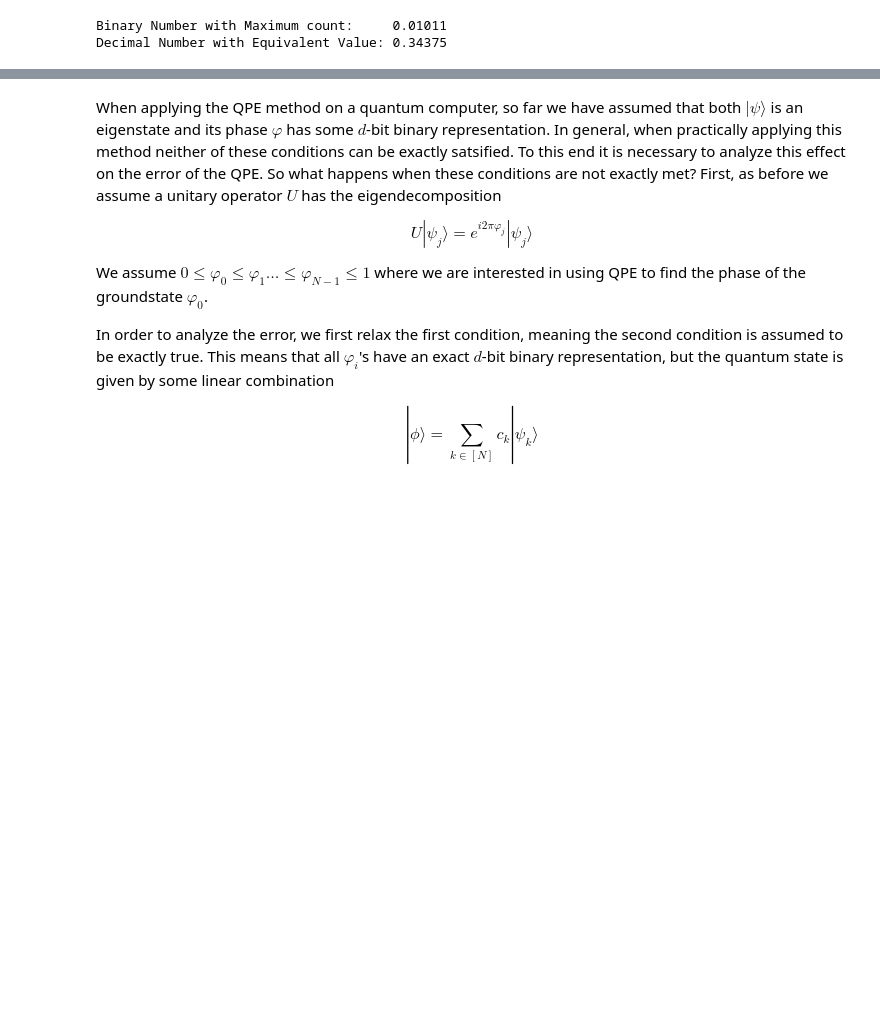
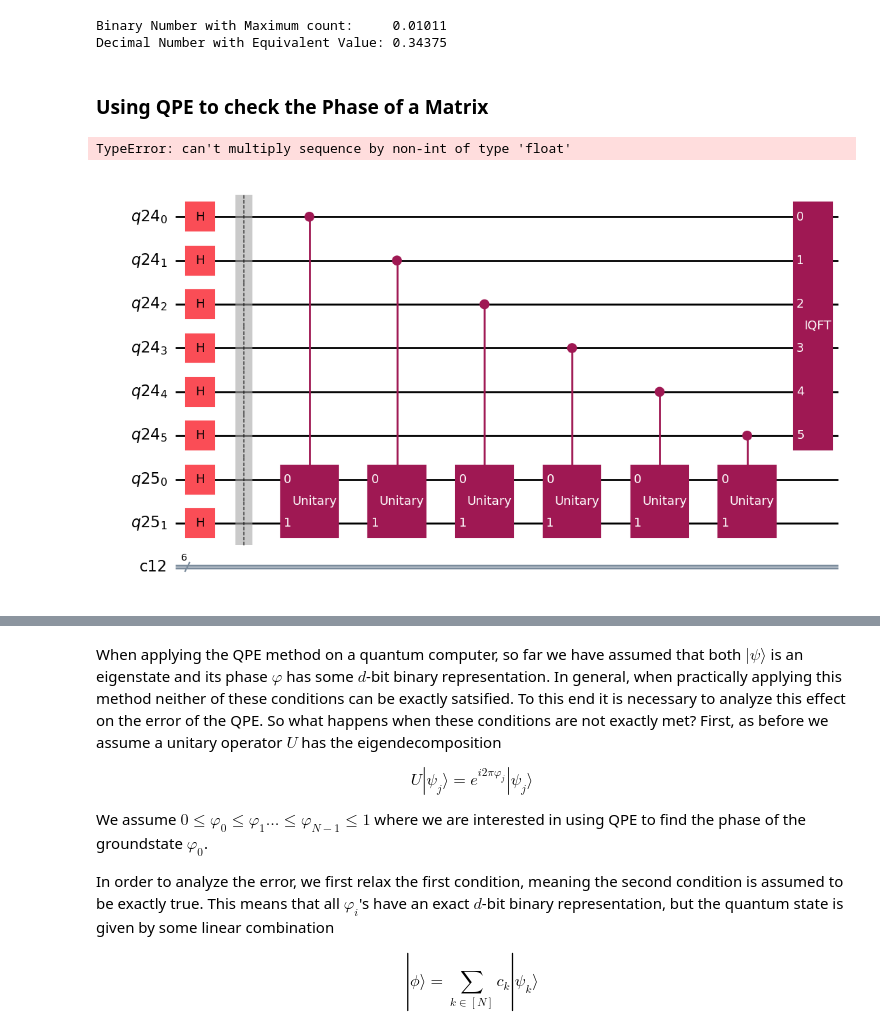
Before and after one commit to paulbruzzi/quantum-linear-algebra, a Jupyter notebook: Quantum_Phase_Estimation.ipynb, the cells around one changed output, grey strips where cells are left out. Drawn from its saved outputs; the diff is of its cells as text; code cells hidden in the pictures; blank space fills up the shorter version.

```diff
--- a/Quantum_Phase_Estimation.ipynb
+++ b/Quantum_Phase_Estimation.ipynb
@@ -147,3 +147,5 @@ print("Decimal Number with Equivalent Value:",decimal_num)
 # %% [output]
 Binary Number with Maximum count:     0.01011
 Decimal Number with Equivalent Value: 0.34375
+# %% [markdown]
+### Using QPE to check the Phase of a Matrix
@@ -149,0 +155,47 @@ Decimal Number with Equivalent Value: 0.34375
+# %%
+eigen_bits = 2
+H = [[1,0,0,0],
+    [0,1/np.sqrt(2),0,-1/np.sqrt(2)],
+    [0,0,-1,0],
+    [0,1/np.sqrt(2),0,1/np.sqrt(2)]]
+
+H = (np.pi/8) * H/np.linalg.norm(H, ord=2)
+
+# # rotate matrix so that it will be positive definite
+# H += pi/4*np.eye(2**eigen_bits)
+
+print("Eigenvalues of the Hamiltonian:\n", np.linalg.eigvals(H))
+min_eigenvalue = np.min(np.linalg.eigvals(H))
+print("\nLowest energy Eigenvalue", min_eigenvalue)
+
+# # convert revolutions to radians
+# H *= 2*np.pi*1j
+
+# # convert the rotations to complex numbers
+# H = expm(H)
+# %% [output]
+TypeError: can't multiply sequence by non-int of type 'float'
+# %%
+qr_ancilla = QuantumRegister(ancilla_bits)
+qr_eigenstate = QuantumRegister(eigen_bits)
+cr = ClassicalRegister(ancilla_bits)
+qc = QuantumCircuit(qr_ancilla, qr_eigenstate, cr)
+
+# prepare state
+qc.h(qr_ancilla)
+qc.h(qr_eigenstate)
+qc.barrier()
+
+for i in range(ancilla_bits):
+    mat = np.linalg.matrix_power(H, 2**(i))
+    controlled_U = UnitaryGate(mat).control(annotated="yes")
+    qc.append(controlled_U, qargs = [qr_ancilla[i]] + qr_eigenstate[:] )
+
+# for i in range(int(ancilla_bits/2)):
+#     qc.swap(i, ancilla_bits-i-1)
+
+qc.append(QFT(ancilla_bits).inverse(), qr_ancilla)
+# measure(qc, ancilla_bits)
+qc.draw('mpl')
+# %% [output]
+[figure, added]
```
Also changed, not shown: parts of 12 cells of this notebook.
